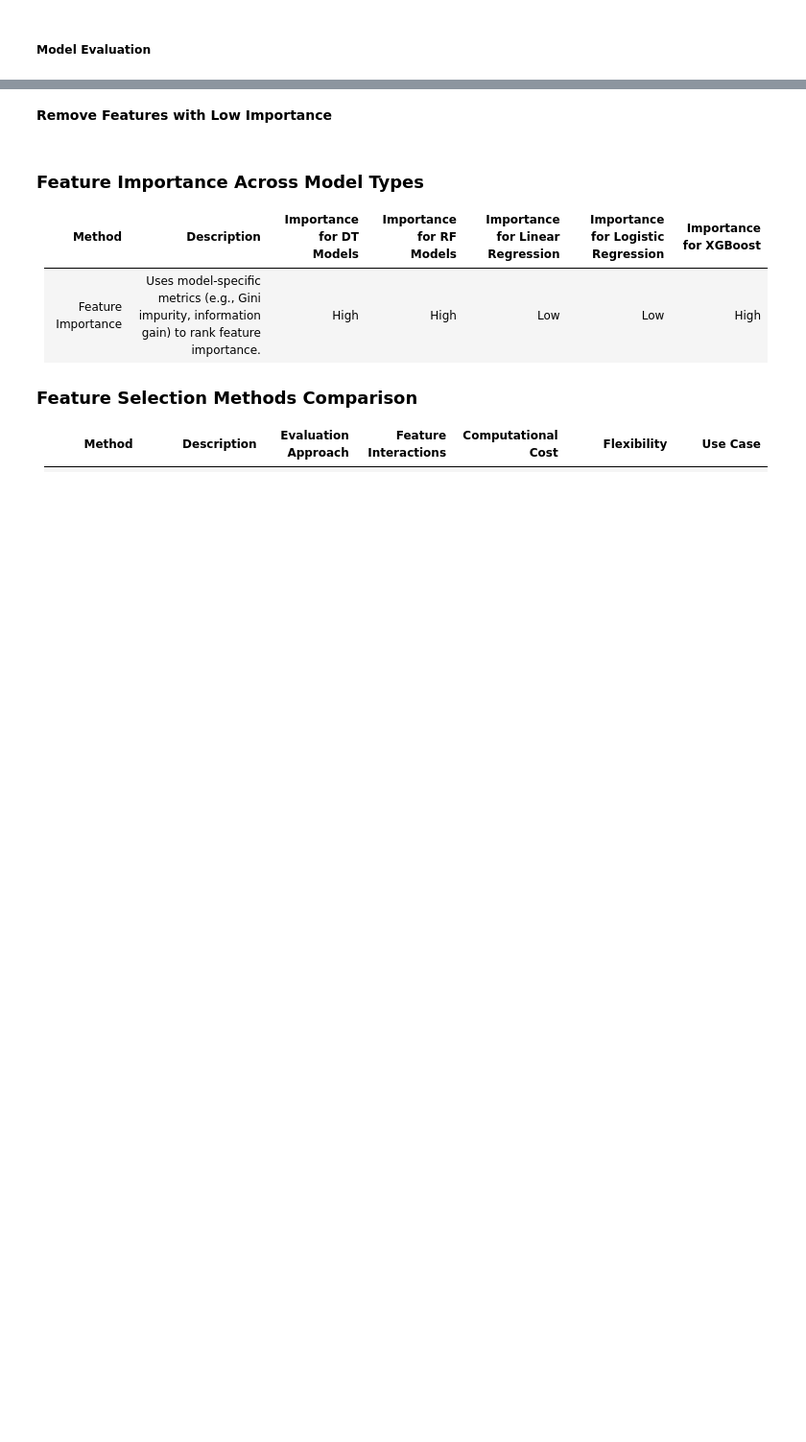
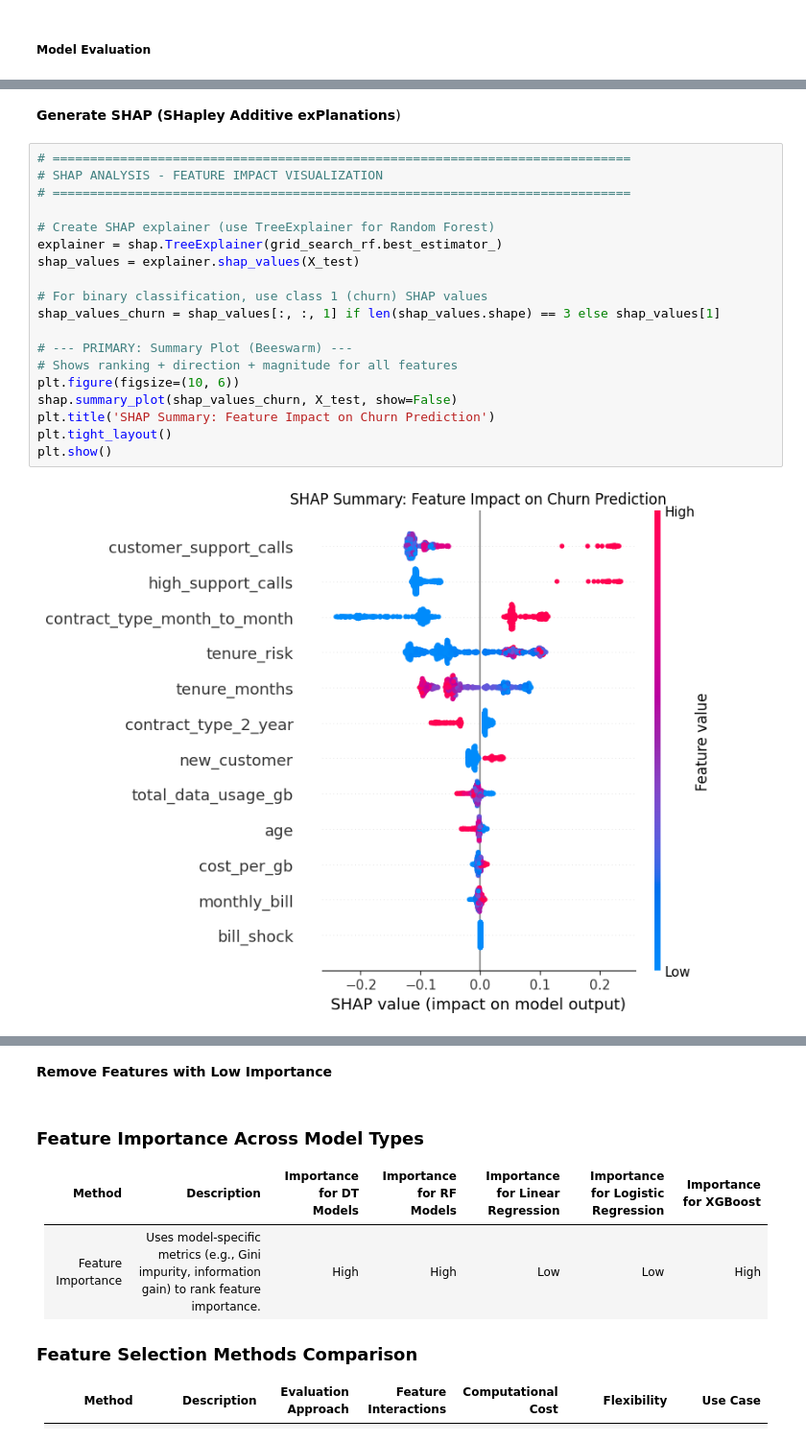
Before and after one commit to KyleHollands/Practice_Project__Telecom-Churn-Prediction, a Jupyter notebook: Telecom Churn Prediction.ipynb, the cells around one changed output, grey strips where cells are left out. Shown at 96% size. Cells and saved outputs as stored; diff of their text form; blank space fills up the shorter version.

```diff
--- a/Telecom Churn Prediction.ipynb
+++ b/Telecom Churn Prediction.ipynb
@@ -1344,0 +1427,23 @@ weighted avg       0.95      0.94      0.94       600
+# %% [markdown]
+**Generate SHAP (SHapley Additive exPlanations**)
+# %%
+# =============================================================================
+# SHAP ANALYSIS - FEATURE IMPACT VISUALIZATION
+# =============================================================================
+
+# Create SHAP explainer (use TreeExplainer for Random Forest)
+explainer = shap.TreeExplainer(grid_search_rf.best_estimator_)
+shap_values = explainer.shap_values(X_test)
+
+# For binary classification, use class 1 (churn) SHAP values
+shap_values_churn = shap_values[:, :, 1] if len(shap_values.shape) == 3 else shap_values[1]
+
+# --- PRIMARY: Summary Plot (Beeswarm) ---
+# Shows ranking + direction + magnitude for all features
+plt.figure(figsize=(10, 6))
+shap.summary_plot(shap_values_churn, X_test, show=False)
+plt.title('SHAP Summary: Feature Impact on Churn Prediction')
+plt.tight_layout()
+plt.show()
+# %% [output]
+[figure, added]
```
Also changed, not shown: parts of 39 cells of this notebook, 1 other file.
